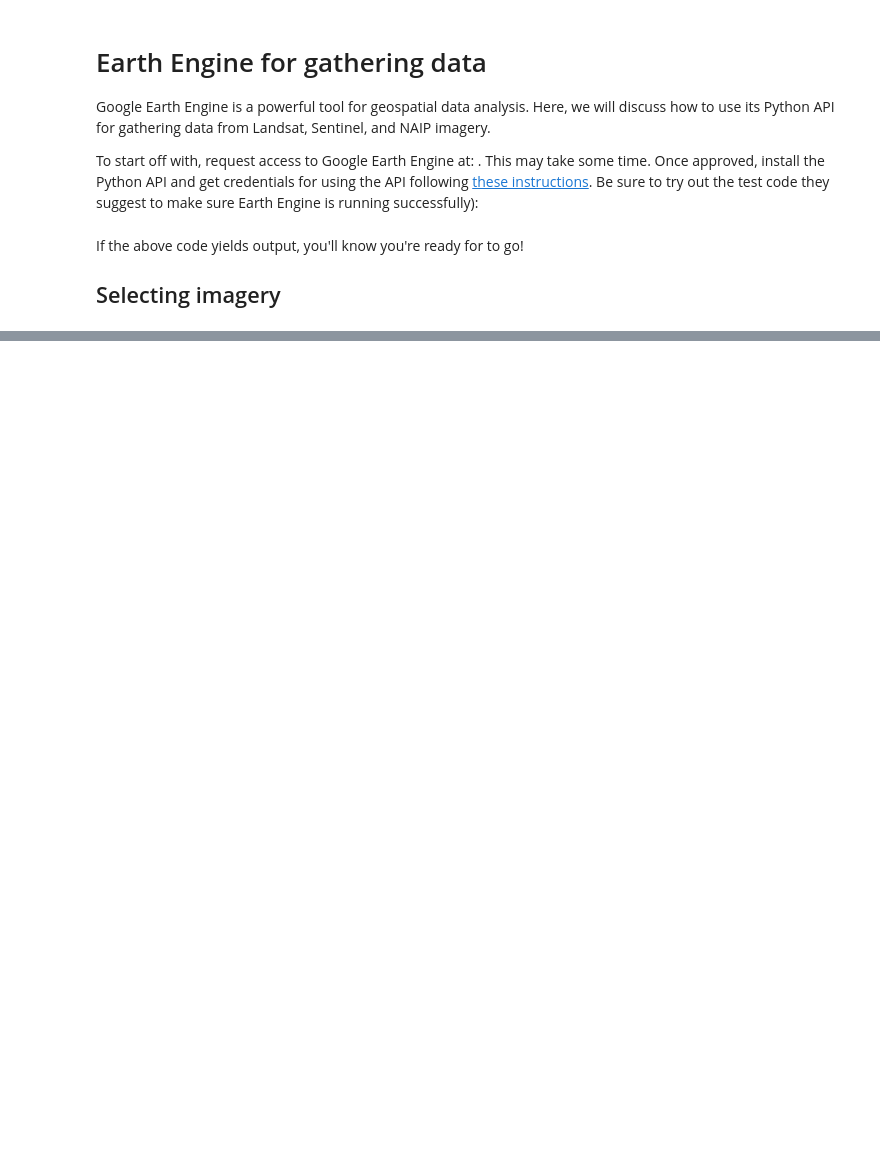
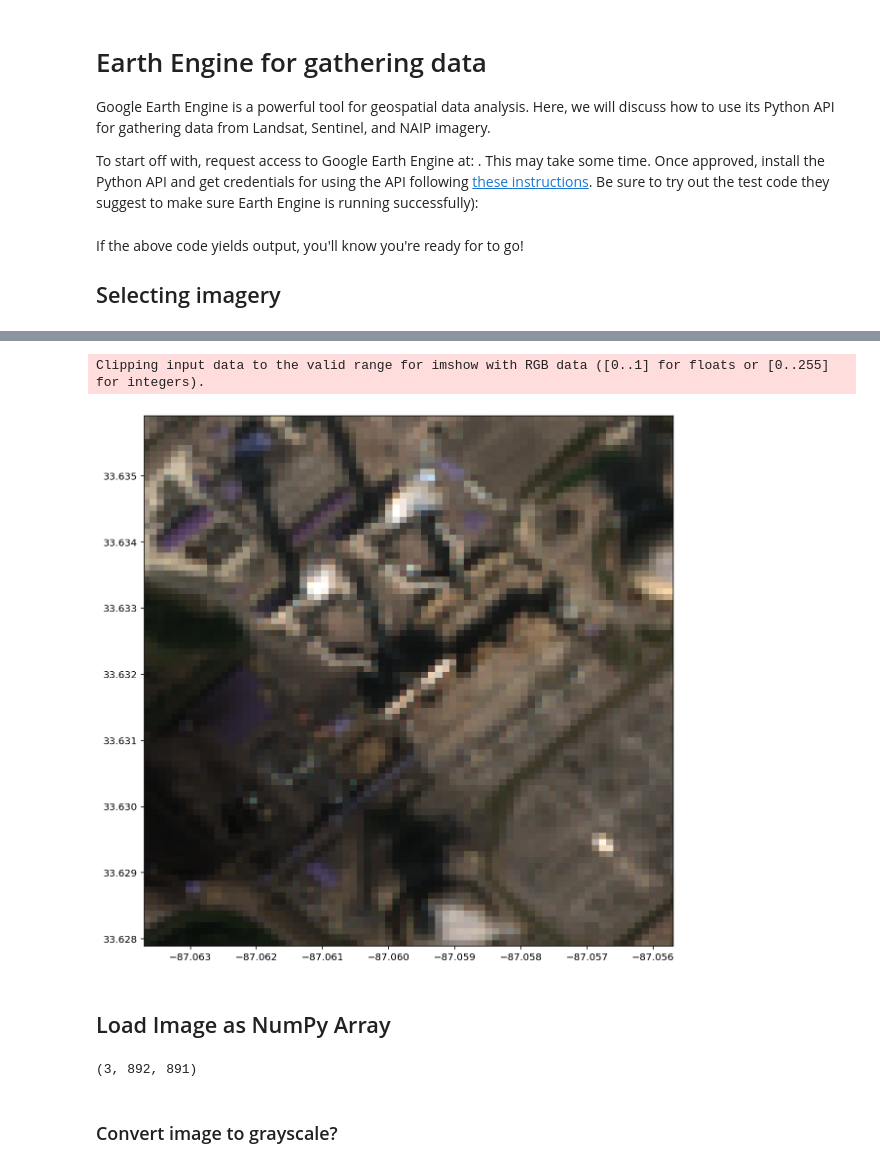
Before and after one commit to yangxiaohan57/geodome_copy, a Jupyter notebook: earth_engine_s2.ipynb, the cells around one changed output, grey strips where cells are left out. Drawn from its saved outputs; the diff is of its cells as text; code cells hidden in the pictures; blank space fills up the shorter version.

```diff
--- a/earth_engine_s2.ipynb
+++ b/earth_engine_s2.ipynb
@@ -185,0 +81,21 @@ OSError: cannot write mode F as JPEG
+# %%
+# Plot the example
+%config InlineBackend.figure_format = 'retina'
+import matplotlib.pyplot as plt
+from rasterio.plot import show
+
+fig, ax = plt.subplots(num='main', figsize=(10,10))
+
+from rasterio.plot import show
+data = rasterio.open(outname)
+
+# show(data.read([1,2,3]).astype('float')/4096, transform=data.transform, ax=ax)
+show(data.read([1,2,3]).astype('float')/4096, transform=data.transform, ax=ax)
+plt.savefig(r'miller.jpg')
+
+# show(data.read([1,2,3]).astype('float')/255, transform=data.transform, ax=ax)
+# %% [output]
+Clipping input data to the valid range for imshow with RGB data ([0..1] for floats or [0..255] for integers).
+[figure, added]
+# %% [markdown]
+## Load Image as NumPy Array
@@ -185,0 +106,7 @@ OSError: cannot write mode F as JPEG
+# %%
+img_arr.shape
+# try numpy swap axis, use this --> *move axis, roll axis
+# %% [output]
+(3, 892, 891)
+# %% [markdown]
+### Convert image to grayscale?
```
Also changed, not shown: parts of 58 cells of this notebook, 4 other files.
